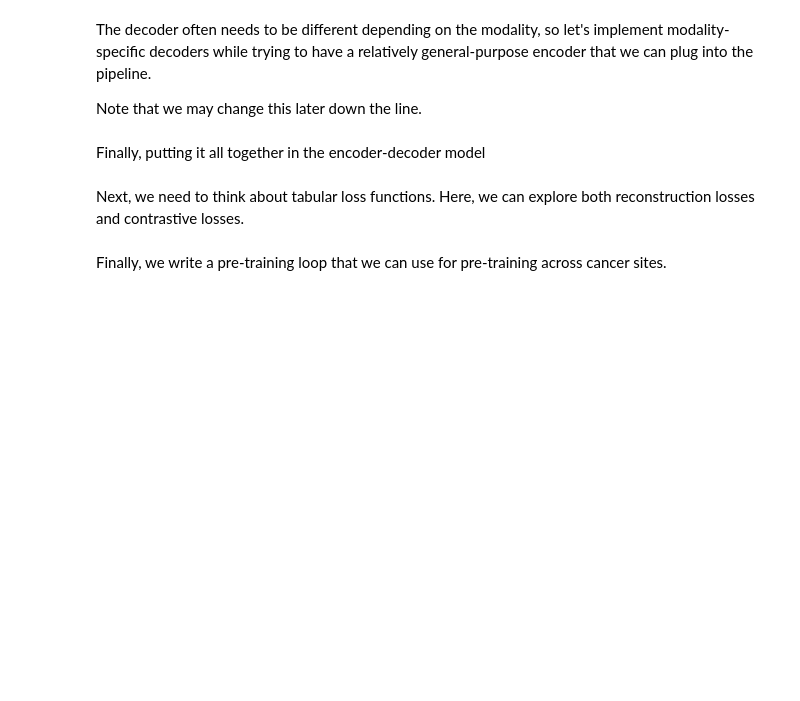
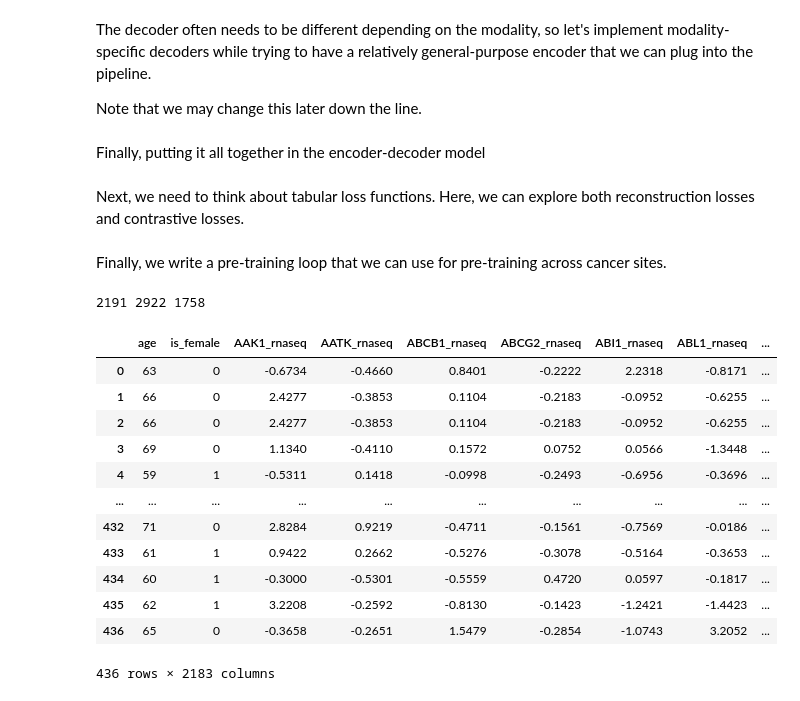
Before and after one commit to konst-int-i/healnet, a Jupyter notebook: notebooks/mm_lego.ipynb, the cells around one changed output. Saved outputs shown, nothing was run; the diff lists cells and outputs as text; code cells hidden in the pictures; blank space fills up the shorter version.

```diff
--- a/notebooks/mm_lego.ipynb
+++ b/notebooks/mm_lego.ipynb
@@ -313,6 +287,33 @@ class TabularLoss(nn.Module):
         return self.loss(**kwargs)
 # %% [markdown]
 Finally, we write a pre-training loop that we can use for pre-training across cancer sites.
+# %%
+# get overlap between omic columns
+col1 = blca.omic_df.columns
+col2 = brca.omic_df.columns
+print(len(col1), len(col2), len(set(col1).intersection(col2)))
+# %% [output]
+2191 2922 1758
+# %%
+blca.features
+
+# types of features
+# continuous: *_rnaseq, age
+# categorical: *_mut, *_cnv
+# %% [output]
+|  | age | is_female | AAK1_rnaseq | AATK_rnaseq | ABCB1_rnaseq | ABCG2_rnaseq | ABI1_rnaseq | ABL1_rnaseq | ... |
+| 0 | 63 | 0 | -0.6734 | -0.4660 | 0.8401 | -0.2222 | 2.2318 | -0.8171 | ... |
+| 1 | 66 | 0 | 2.4277 | -0.3853 | 0.1104 | -0.2183 | -0.0952 | -0.6255 | ... |
+| 2 | 66 | 0 | 2.4277 | -0.3853 | 0.1104 | -0.2183 | -0.0952 | -0.6255 | ... |
+| 3 | 69 | 0 | 1.1340 | -0.4110 | 0.1572 | 0.0752 | 0.0566 | -1.3448 | ... |
+| 4 | 59 | 1 | -0.5311 | 0.1418 | -0.0998 | -0.2493 | -0.6956 | -0.3696 | ... |
+| ... | ... | ... | ... | ... | ... | ... | ... | ... | ... |
+| 432 | 71 | 0 | 2.8284 | 0.9219 | -0.4711 | -0.1561 | -0.7569 | -0.0186 | ... |
+| 433 | 61 | 1 | 0.9422 | 0.2662 | -0.5276 | -0.3078 | -0.5164 | -0.3653 | ... |
+| 434 | 60 | 1 | -0.3000 | -0.5301 | -0.5559 | 0.4720 | 0.0597 | -0.1817 | ... |
+| 435 | 62 | 1 | 3.2208 | -0.2592 | -0.8130 | -0.1423 | -1.2421 | -1.4423 | ... |
+| 436 | 65 | 0 | -0.3658 | -0.2651 | 1.5479 | -0.2854 | -1.0743 | 3.2052 | ... |
+436 rows × 2183 columns
 # %%
 from tqdm import tqdm
 
```
Also changed, not shown: parts of 7 cells of this notebook.
